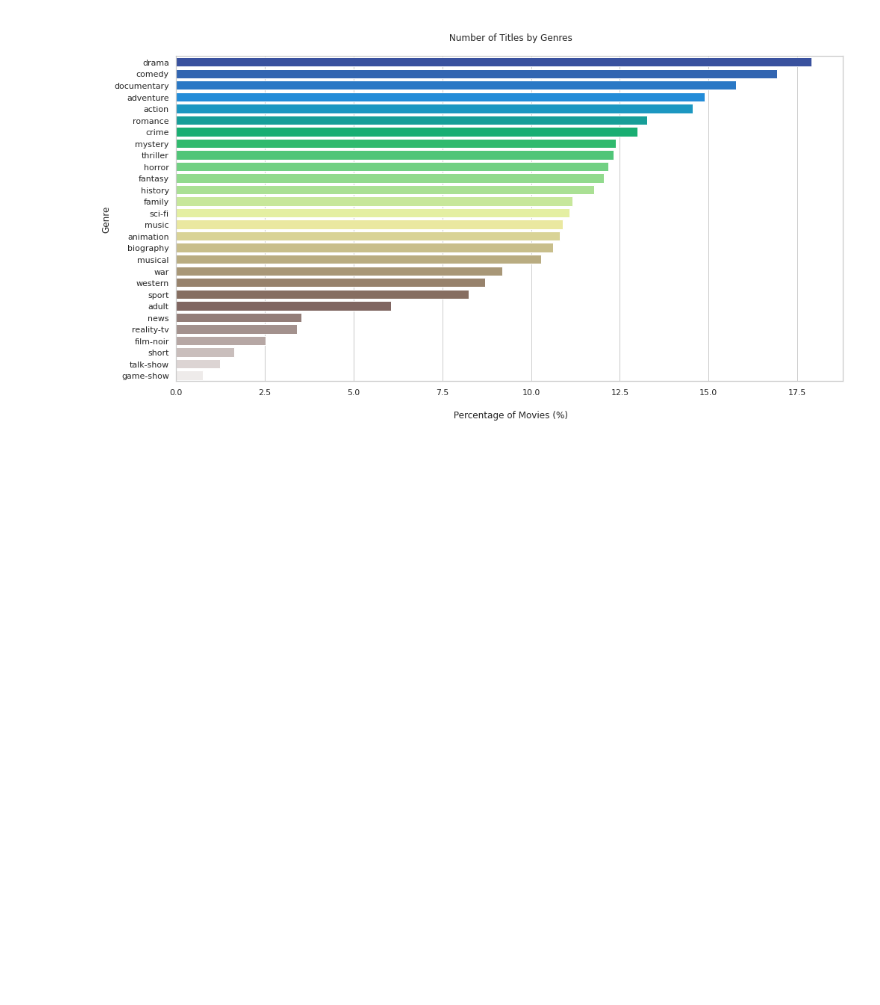
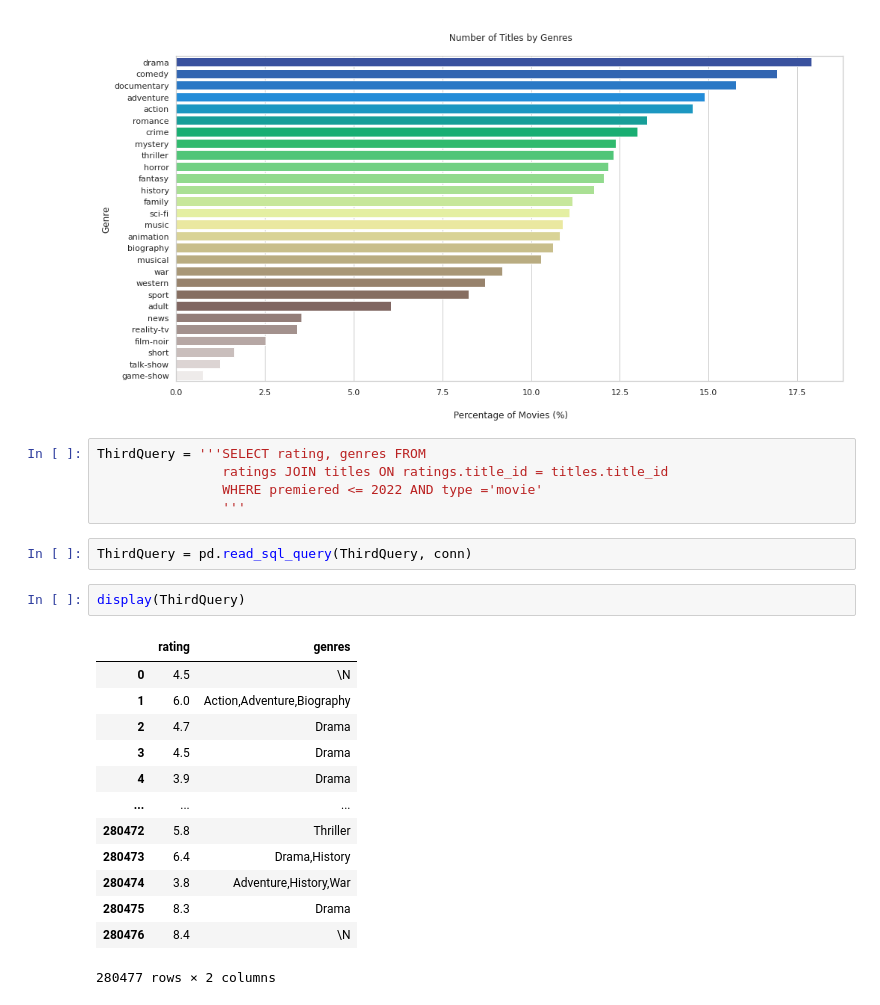
Before and after one commit to DiasMelissa/PythonProfound, a Jupyter notebook: Script15.ipynb, the cells around one changed output. Cells and saved outputs as stored; diff of their text form; blank space fills up the shorter version.

```diff
--- a/Script15.ipynb
+++ b/Script15.ipynb
@@ -300,3 +300,26 @@ plt.title('\n Number of Titles by Genres\n')
 # %% [output]
 Text(0.5, 1.0, '\n Number of Titles by Genres\n')
 [figure]
+# %%
+ThirdQuery = '''SELECT rating, genres FROM
+                ratings JOIN titles ON ratings.title_id = titles.title_id
+                WHERE premiered <= 2022 AND type ='movie'
+                '''
+# %%
+ThirdQuery = pd.read_sql_query(ThirdQuery, conn)
+# %%
+display(ThirdQuery)
+# %% [output]
+|  | rating | genres |
+| 0 | 4.5 | \N |
+| 1 | 6.0 | Action,Adventure,Biography |
+| 2 | 4.7 | Drama |
+| 3 | 4.5 | Drama |
+| 4 | 3.9 | Drama |
+| ... | ... | ... |
+| 280472 | 5.8 | Thriller |
+| 280473 | 6.4 | Drama,History |
+| 280474 | 3.8 | Adventure,History,War |
+| 280475 | 8.3 | Drama |
+| 280476 | 8.4 | \N |
+280477 rows × 2 columns
```
Also changed, not shown: parts of 17 cells of this notebook.
